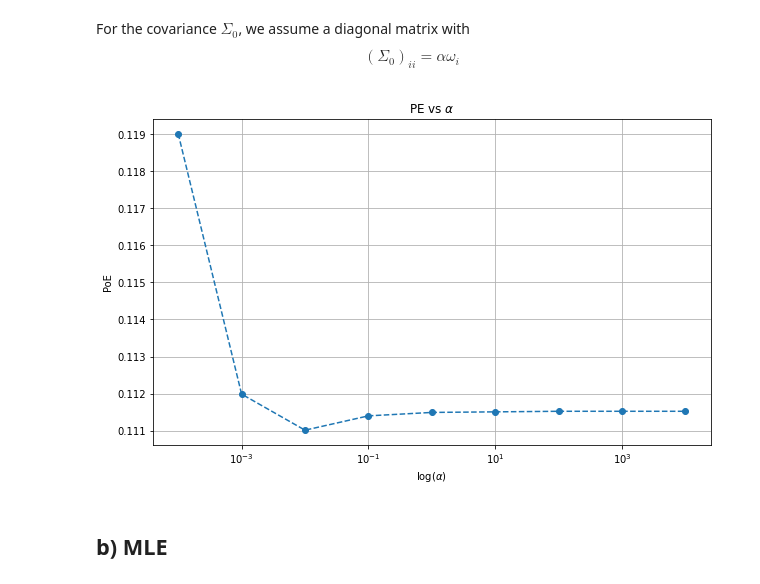
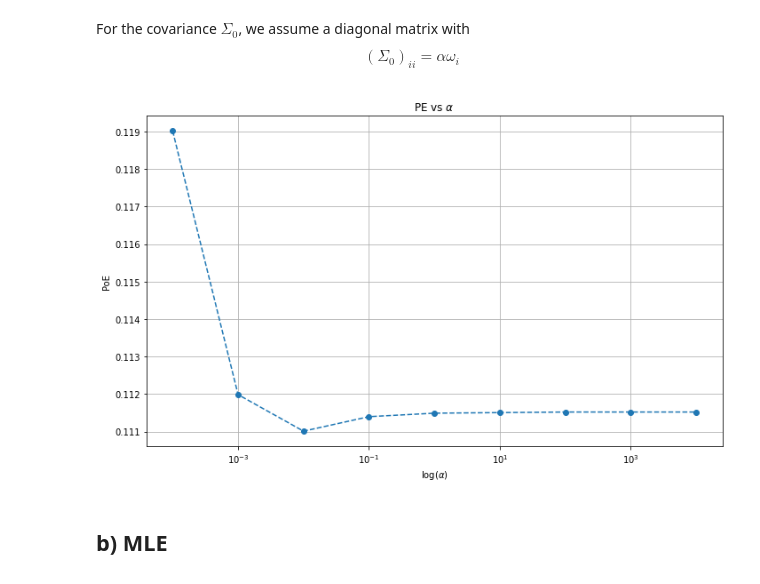
Before and after one commit to yifanwu2828/Statistical-Learning, a Jupyter notebook: HW3-4/hw3_report.ipynb, the cells around one changed output. Drawn from its saved outputs; the diff is of its cells as text; code cells hidden in the pictures.

```diff
--- a/HW3-4/hw3_report.ipynb
+++ b/HW3-4/hw3_report.ipynb
@@ -207,14 +207,15 @@ error_lst_bayes = [utils.calculate_error(img, ground_truth, verbose=False)[0] fo
 # %%
 plt.figure(figsize=(10, 6))
 plt.plot((alpha.flat), error_lst_bayes, "--o", label="Error")
 plt.xscale("log")
 plt.xlabel(r"$\log (\alpha)$")
 plt.ylabel("PoE")
 plt.grid()
+plt.tight_layout()
 plt.title(r"PE vs $\alpha$")
 plt.show()
 # %% [output]
-[figure, old version]
+[figure, new version]
 # %% [markdown]
 ## b) MLE
 # %%
```
Also changed, not shown: 9 other files.
